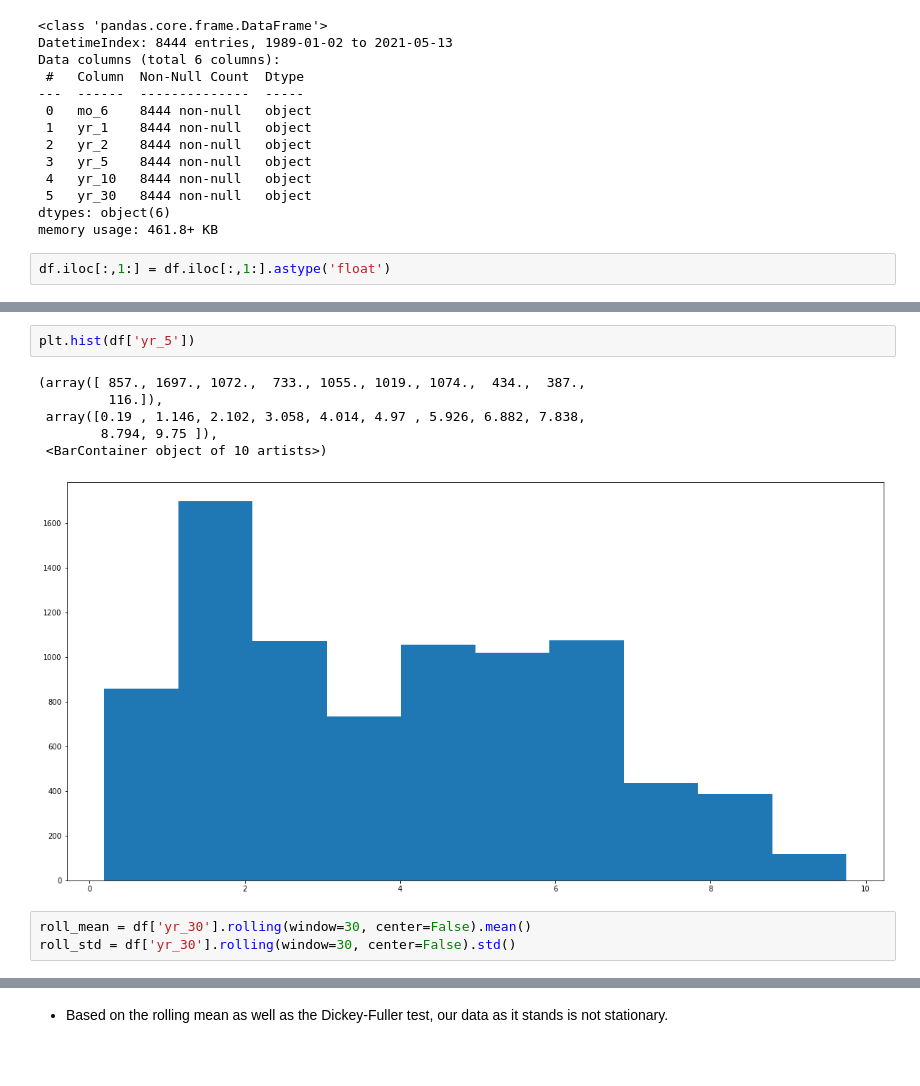
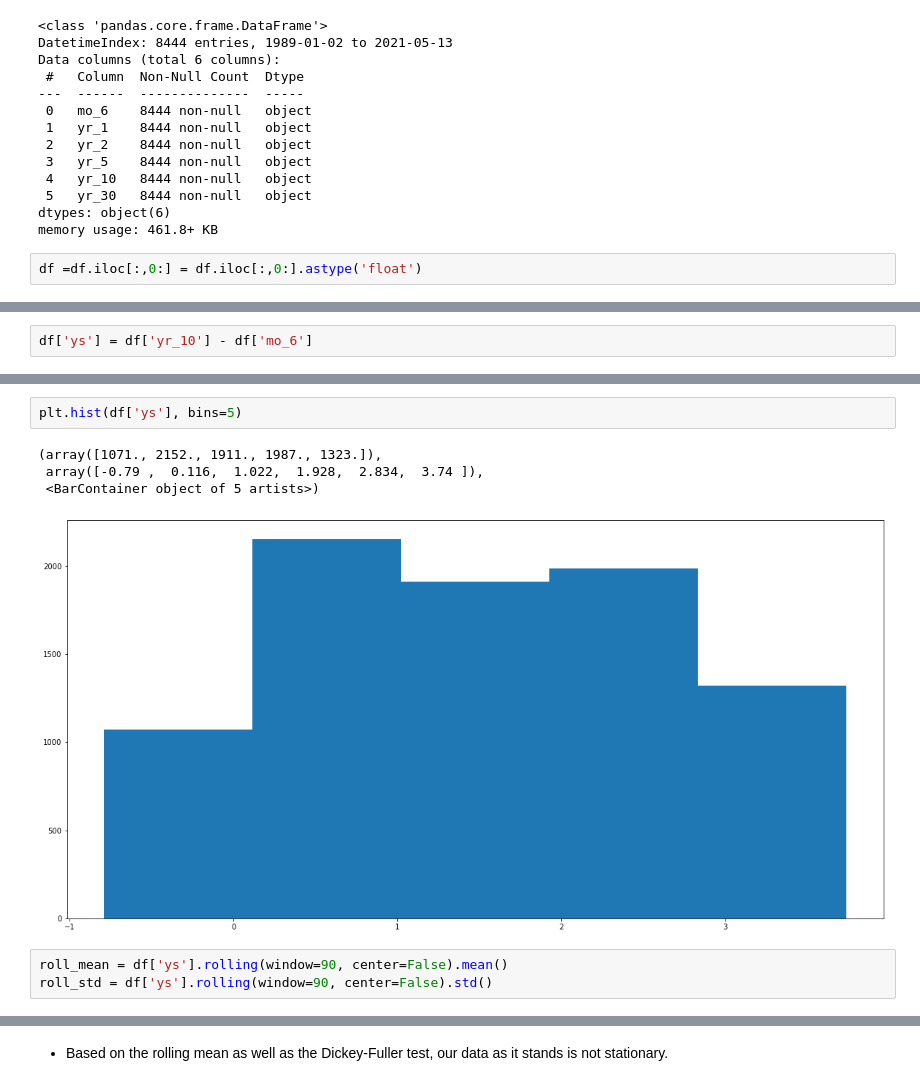
Before and after one commit to saifword/stlt_int_forecast, a Jupyter notebook: treasury_forecast.ipynb, the cells around one changed output, grey strips where cells are left out. Cells and saved outputs as stored; diff of their text form; blank space fills up the shorter version.

```diff
--- a/treasury_forecast.ipynb
+++ b/treasury_forecast.ipynb
@@ -151,7 +151,7 @@ Data columns (total 6 columns):
 dtypes: object(6)
 memory usage: 461.8+ KB
 # %%
-df.iloc[:,1:] = df.iloc[:,1:].astype('float')
+df =df.iloc[:,0:] = df.iloc[:,0:].astype('float')
 # %%
 df.info()
 # %% [output]
@@ -171,3 +171,5 @@ memory usage: 461.8+ KB
+# %%
+df['ys'] = df['yr_10'] - df['mo_6']
 # %%
 df.describe()
 # %% [output]
@@ -203,14 +210,12 @@ array([<AxesSubplot:xlabel='date'>, <AxesSubplot:xlabel='date'>,
 # %%
-plt.hist(df['yr_5'])
+plt.hist(df['ys'], bins=5)
 # %% [output]
-(array([ 857., 1697., 1072.,  733., 1055., 1019., 1074.,  434.,  387.,
-         116.]),
- array([0.19 , 1.146, 2.102, 3.058, 4.014, 4.97 , 5.926, 6.882, 7.838,
-        8.794, 9.75 ]),
- <BarContainer object of 10 artists>)
+(array([1071., 2152., 1911., 1987., 1323.]),
+ array([-0.79 ,  0.116,  1.022,  1.928,  2.834,  3.74 ]),
+ <BarContainer object of 5 artists>)
-[figure, old version]
+[figure, new version]
 # %%
-roll_mean = df['yr_30'].rolling(window=30, center=False).mean()
-roll_std = df['yr_30'].rolling(window=30, center=False).std()
+roll_mean = df['ys'].rolling(window=90, center=False).mean()
+roll_std = df['ys'].rolling(window=90, center=False).std()
 # %%
 fig = plt.figure(figsize=(12,7))
```
Also changed, not shown: parts of 39 cells of this notebook, 1 other file.
